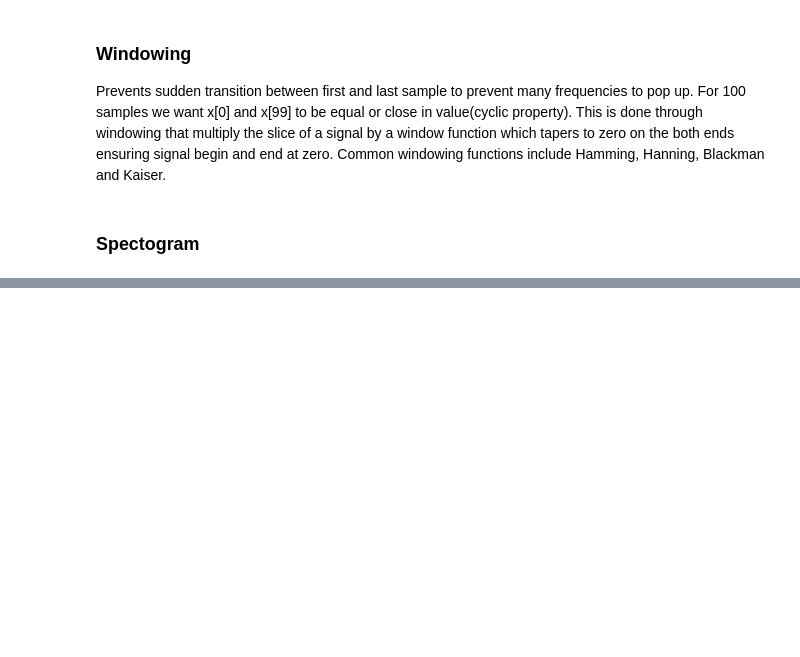
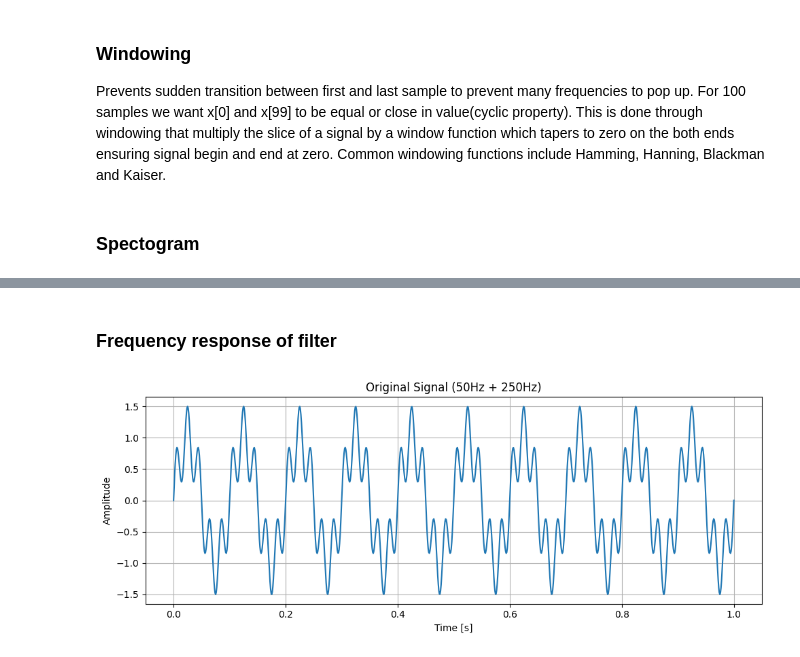
Before and after one commit to thebikashpokhrel/DSP-Notebook, a Jupyter notebook: 01_basic_operations.ipynb, the cells around one changed output, grey strips where cells are left out. Cells and saved outputs as stored; diff of their text form; code cells hidden in the pictures; blank space fills up the shorter version.

Commit message:
implemented filter, learnt about IQ Sampling, RF Mixers

```diff
--- a/01_basic_operations.ipynb
+++ b/01_basic_operations.ipynb
@@ -128,0 +130,18 @@ plt.show()
+# %% [markdown]
+### Frequency response of filter
+# %%
+fs = 1000
+t = np.linspace(0,1.0,fs)
+
+signal = np.sin(2*np.pi*10*t) + 0.5*np.sin(2*np.pi*50*t)
+
+plt.figure(figsize=(10, 4))
+plt.plot(t, signal)
+plt.title("Original Signal (50Hz + 250Hz)")
+plt.xlabel("Time [s]")
+plt.ylabel("Amplitude")
+plt.grid(True)
+plt.tight_layout()
+plt.show()
+# %% [output]
+[figure, added]
```
Also changed, not shown: parts of 7 cells of this notebook.
